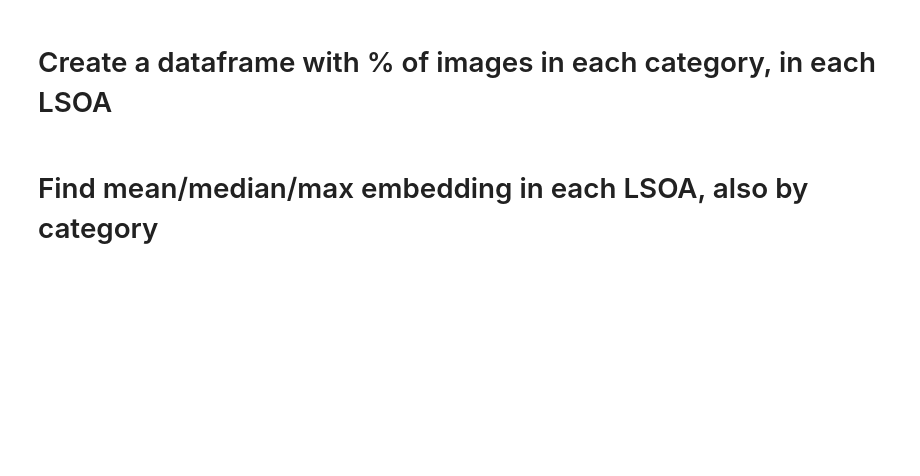
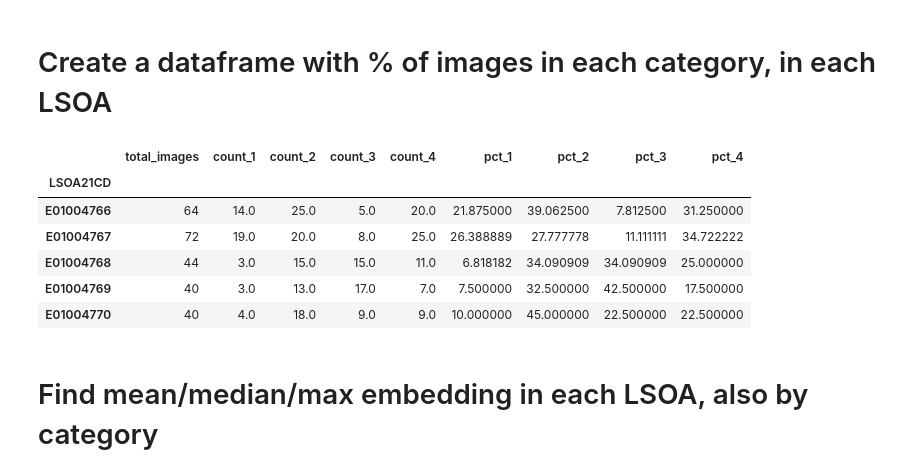
Before and after one commit to Urban-Analytics/INTEGRATE, a Jupyter notebook: llm/python/Embeddings/CLIP/WithClustering/7-FindMedianEmbeddings_ForEachOf7Clusters.ipynb, the cells around one changed output. Cells and saved outputs as stored; diff of their text form; code cells hidden in the pictures; blank space fills up the shorter version.

```diff
--- a/llm/python/Embeddings/CLIP/WithClustering/7-FindMedianEmbeddings_ForEachOf7Clusters.ipynb
+++ b/llm/python/Embeddings/CLIP/WithClustering/7-FindMedianEmbeddings_ForEachOf7Clusters.ipynb
@@ -30,33 +32,49 @@ category_column = f"scene_cluster_{k}"
 # Count images per (LSOA, cluster)
 category_counts = (
     expanded_gdf.groupby(["LSOA21CD", category_column])
     .size()
     .reset_index(name="count")
 )
 
 # Total images per LSOA
 total_counts = expanded_gdf.groupby("LSOA21CD").size().reset_index(name="total_images")
 
 # Merge and compute percentages
 category_counts = category_counts.merge(total_counts, on="LSOA21CD")
 category_counts["pct"] = category_counts["count"] / category_counts["total_images"] * 100
 
 # Pivot to wide format: one column per cluster for counts and percentages
 counts_wide = (
     category_counts.pivot(index="LSOA21CD", columns=category_column, values="count")
     .fillna(0)
     .add_prefix("count_")
 )
 pct_wide = (
     category_counts.pivot(index="LSOA21CD", columns=category_column, values="pct")
     .fillna(0)
     .add_prefix("pct_")
 )
 
 # Combine counts, percentages, and totals per LSOA
 lsoa_summary = total_counts.set_index("LSOA21CD").join([counts_wide, pct_wide])
 
+# Sanity check - do the counts sum to total_images?
+# Compute sums into local variables instead of creating temporary DataFrame columns
+counts_sum = lsoa_summary.filter(like="count_").sum(axis=1)
+assert np.all(counts_sum == lsoa_summary["total_images"]), "Counts do not sum to total_images for some LSOAs"
+# And do the percentages sum to 100%?
+pct_sum = lsoa_summary.filter(like="pct_").sum(axis=1)
+assert np.allclose(pct_sum, 100), "Percentages do not sum to 100% for some LSOAs"
+
 lsoa_summary.head()
+# %% [output]
+|  | total_images | count_1 | count_2 | count_3 | count_4 | pct_1 | pct_2 | pct_3 | pct_4 |
+| LSOA21CD |  |  |  |  |  |  |  |  |  |
+| E01004766 | 64 | 14.0 | 25.0 | 5.0 | 20.0 | 21.875000 | 39.062500 | 7.812500 | 31.250000 |
+| E01004767 | 72 | 19.0 | 20.0 | 8.0 | 25.0 | 26.388889 | 27.777778 | 11.111111 | 34.722222 |
+| E01004768 | 44 | 3.0 | 15.0 | 15.0 | 11.0 | 6.818182 | 34.090909 | 34.090909 | 25.000000 |
+| E01004769 | 40 | 3.0 | 13.0 | 17.0 | 7.0 | 7.500000 | 32.500000 | 42.500000 | 17.500000 |
+| E01004770 | 40 | 4.0 | 18.0 | 9.0 | 9.0 | 10.000000 | 45.000000 | 22.500000 | 22.500000 |
 # %% [markdown]
 # Find mean/median/max embedding in each LSOA, also by category
 # %%
```
Also changed, not shown: parts of 6 cells of this notebook.
